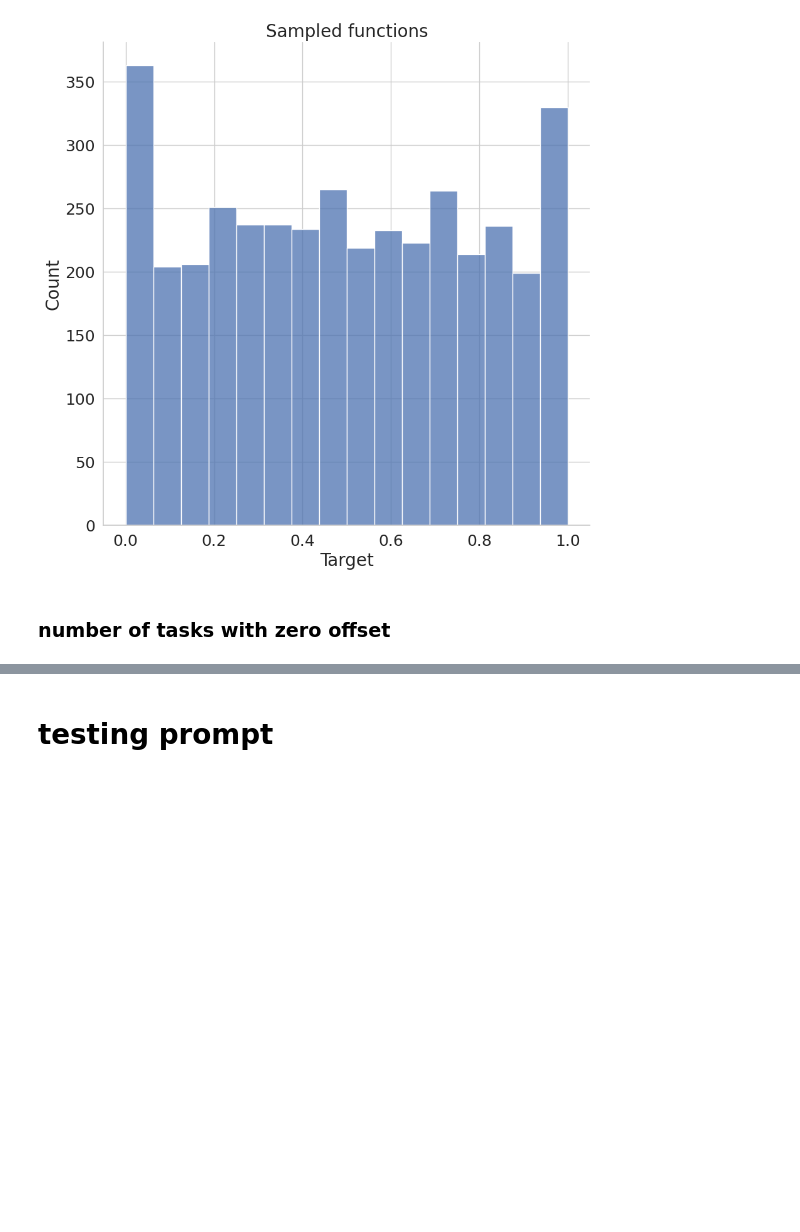
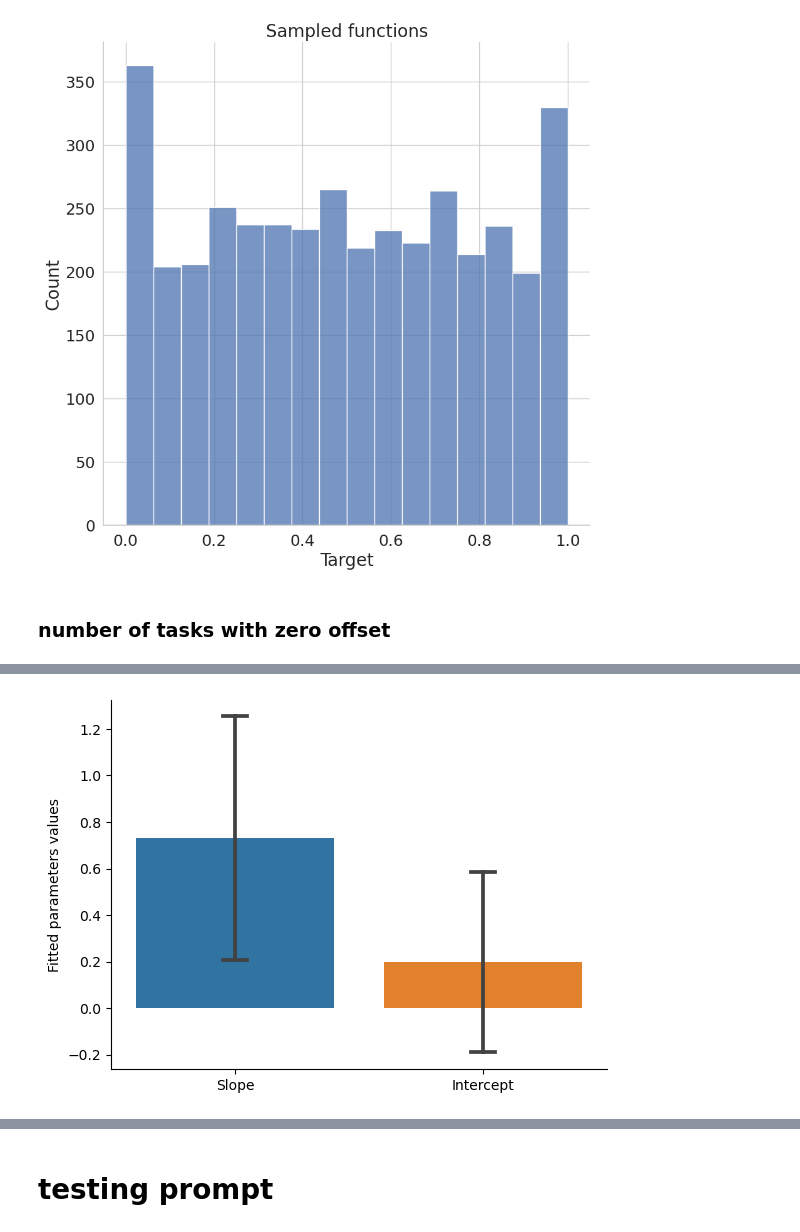
Before and after one commit to akjagadish/ermi, a Jupyter notebook: notebooks/functionlearning.ipynb, the cells around one changed output, grey strips where cells are left out. Saved outputs shown, nothing was run; the diff lists cells and outputs as text; code cells hidden in the pictures; blank space fills up the shorter version.

```diff
--- a/notebooks/functionlearning.ipynb
+++ b/notebooks/functionlearning.ipynb
@@ -662,0 +874,11 @@ plt.hist(aa)
+# %%
+# Create a DataFrame for the median values
+proc_df = pd.DataFrame({'Slope':linear_params_df['slope'], 'Intercept': linear_params_df['intercept']})
+sns.barplot(data=proc_df, capsize=.1, errorbar="sd")
+# sns.swarmplot(data=proc_df, color="0", alpha=.35)
+sns.despine()
+plt.ylabel('Fitted parameters values')
+plt.grid(visible=False)
+plt.show()
+# %% [output]
+[figure, added]
```
Also changed, not shown: parts of 14 cells of this notebook.
